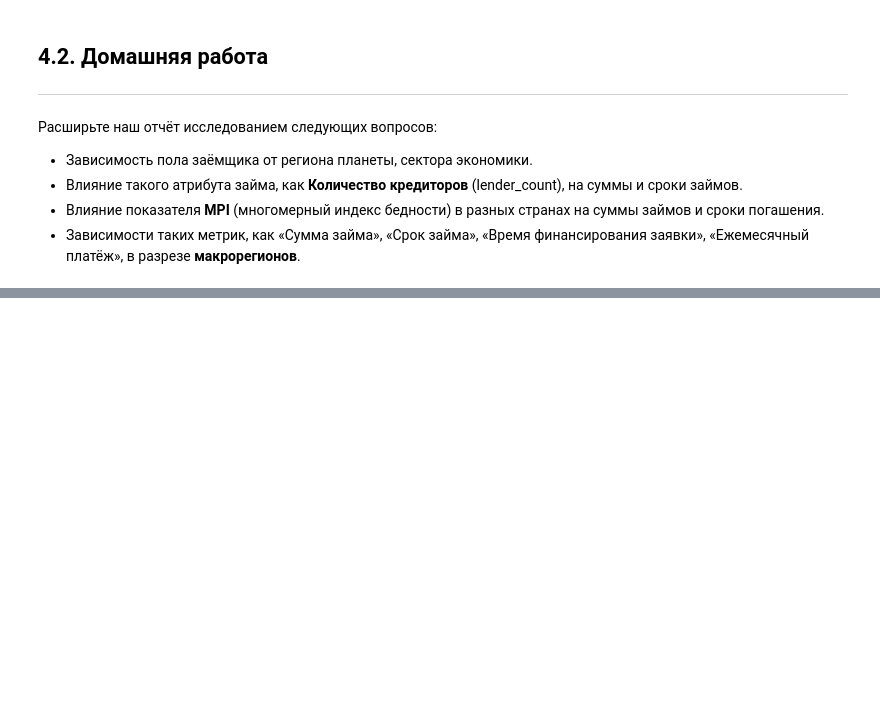
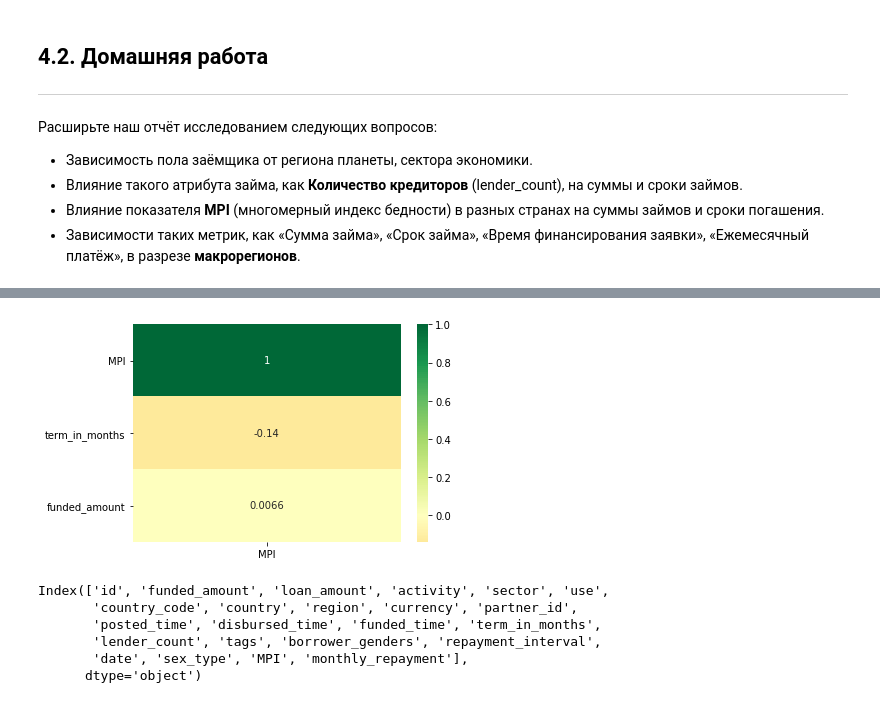
Before and after one commit to TomasHogger/python, a Jupyter notebook: kiva/kiva.ipynb, the cells around one changed output, grey strips where cells are left out. Saved outputs shown, nothing was run; the diff lists cells and outputs as text; code cells hidden in the pictures; blank space fills up the shorter version.

```diff
--- a/kiva/kiva.ipynb
+++ b/kiva/kiva.ipynb
@@ -198,0 +165,26 @@ plt.show()
+# %%
+df_mpi_grouped = df_mpi_reg_loc\
+    .groupby(['country'])['MPI']\
+    .mean()\
+    .fillna(0)\
+    .reset_index()
+# %%
+df = df_kiva_loans.merge(df_mpi_grouped, how='left', on='country')
+df = df[['MPI', 'term_in_months', 'funded_amount']]
+
+ax = sns.heatmap(df.corr().MPI.to_frame(), xticklabels=df.MPI.to_frame().columns, yticklabels=df.corr().columns, cmap='RdYlGn', center=0, annot=True)
+i, k = ax.get_ylim()
+ax.set_ylim(i+0.5, k-0.5)
+plt.yticks(rotation=0)
+plt.show()
+# %% [output]
+[figure, added]
+# %%
+df.columns
+# %% [output]
+Index(['id', 'funded_amount', 'loan_amount', 'activity', 'sector', 'use',
+       'country_code', 'country', 'region', 'currency', 'partner_id',
+       'posted_time', 'disbursed_time', 'funded_time', 'term_in_months',
+       'lender_count', 'tags', 'borrower_genders', 'repayment_interval',
+       'date', 'sex_type', 'MPI', 'monthly_repayment'],
+      dtype='object')
```
Also changed, not shown: parts of 11 cells of this notebook.
